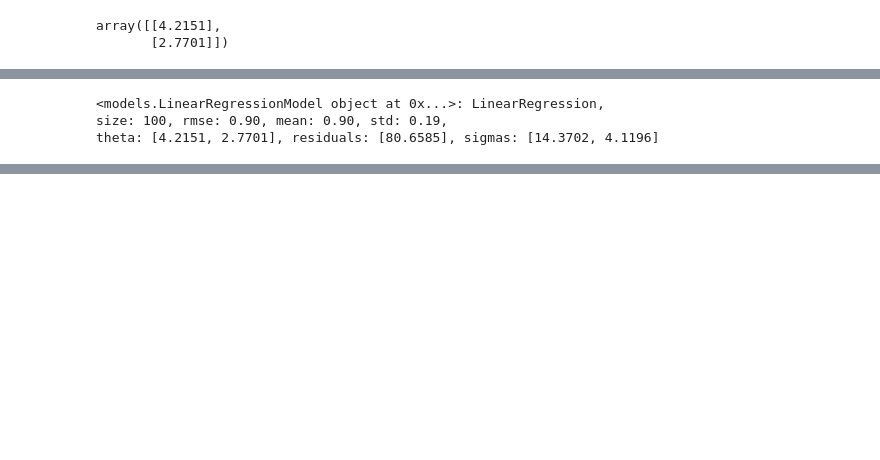
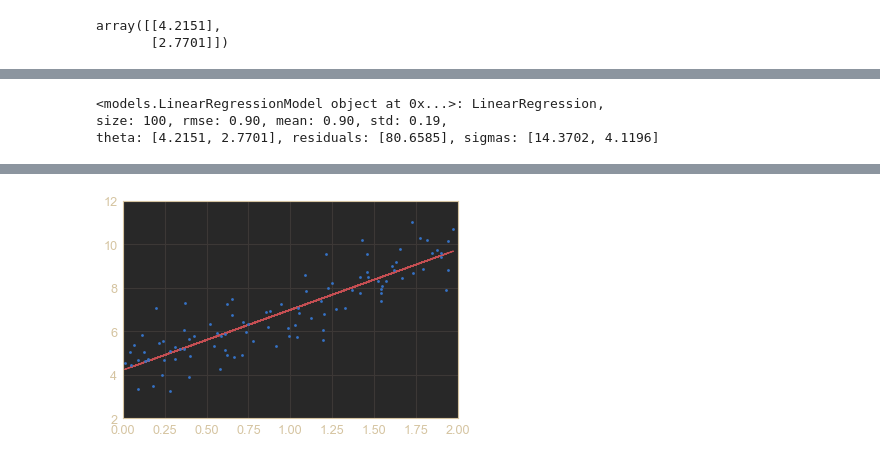
Before and after one commit to garcia-alex/ml-workflows, a Jupyter notebook: ch04.ipynb, the cells around one changed output, grey strips where cells are left out. Saved outputs shown, nothing was run; the diff lists cells and outputs as text; code cells hidden in the pictures; blank space fills up the shorter version.

```diff
--- a/ch04.ipynb
+++ b/ch04.ipynb
@@ -32,6 +42,11 @@ plt.show()
 lr = LinearRegressionModel(LinearRegression)
 lr.evaluate(*(X, y))
 print(repr(lr))
+
+plt.plot(X, lr.predictions, 'r-')
+plt.plot(X, y, 'b.')
+plt.axis([0, 2, 2, 12])
+plt.show()
 # %% [output]
 <models.LinearRegressionModel object at 0x...>: LinearRegression,
 size: 100, rmse: 0.90, mean: 0.90, std: 0.19,
@@ -40,0 +54 @@ To use the future default and silence this warning we advise to pass `rcond=None
+[figure, added]
```
Also changed, not shown: parts of 8 cells of this notebook, 2 other files.
